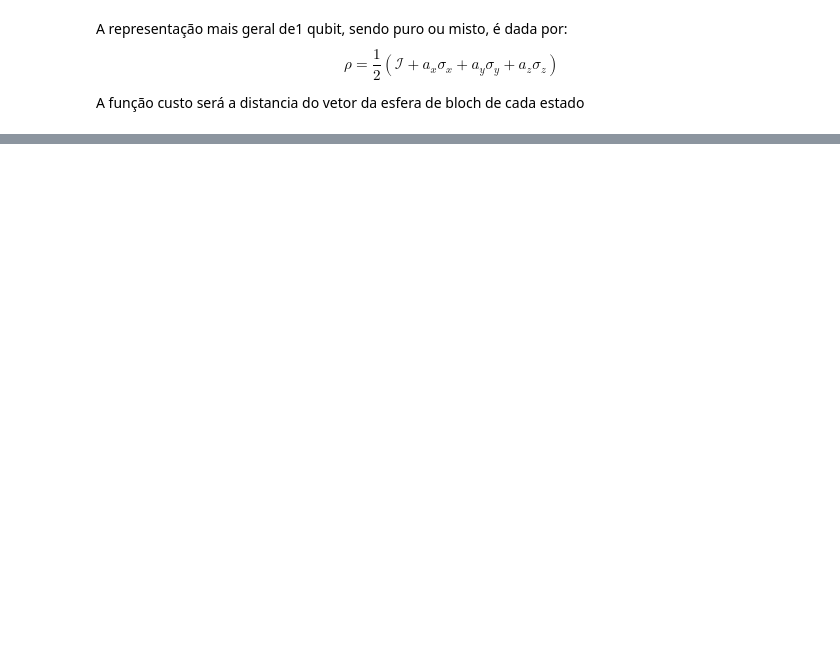
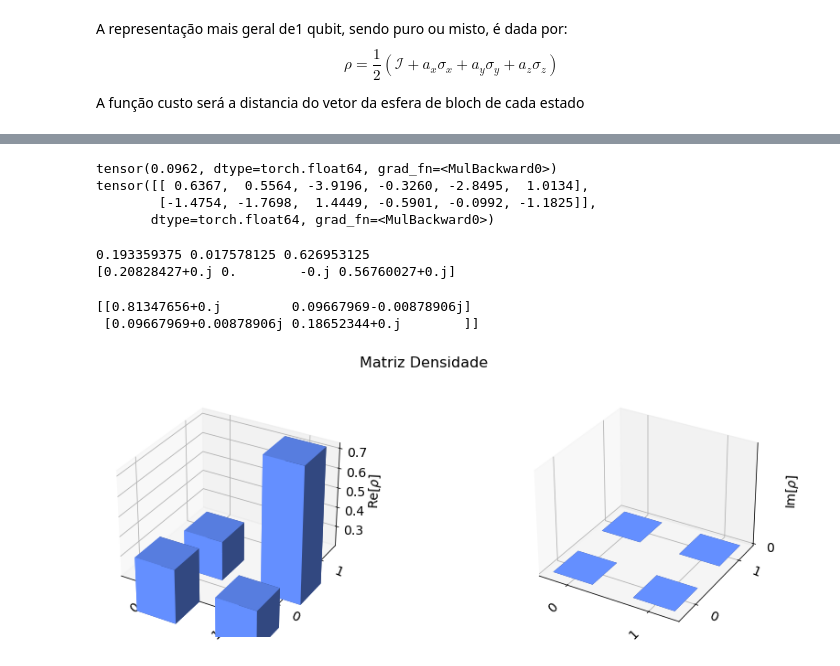
Before and after one commit to SchultzVV/Qiskit, a Jupyter notebook: Conteúdo/prep_estado_misto_1qubit.ipynb, the cells around one changed output, grey strips where cells are left out. Drawn from its saved outputs; the diff is of its cells as text; code cells hidden in the pictures; blank space fills up the shorter version.

```diff
--- a/Conteúdo/prep_estado_misto_1qubit.ipynb
+++ b/Conteúdo/prep_estado_misto_1qubit.ipynb
@@ -62,0 +120,28 @@ def circuit(params, M=None):
+# %%
+print(best_loss)
+print(best_params)
+# %% [output]
+tensor(0.0962, dtype=torch.float64, grad_fn=<MulBackward0>)
+tensor([[ 0.6367,  0.5564, -3.9196, -0.3260, -2.8495,  1.0134],
+        [-1.4754, -1.7698,  1.4449, -0.5901, -0.0992, -1.1825]],
+       dtype=torch.float64, grad_fn=<MulBackward0>)
+# %%
+X_exp = circuit(params, Paulis[0]).item()
+Y_exp = circuit(params, Paulis[1]).item()
+Z_exp = circuit(params, Paulis[2]).item()
+print(X_exp, Y_exp, Z_exp)
+print(target_vector.numpy())
+# %% [output]
+0.193359375 0.017578125 0.626953125
+[0.20828427+0.j 0.        -0.j 0.56760027+0.j]
+# %%
+rho = 0.5*(torch.eye(2) + X_exp*Paulis[0] + Y_exp*Paulis[1] + Z_exp*Paulis[2]).detach().numpy()
+print(rho)
+# %% [output]
+[[0.81347656+0.j         0.09667969-0.00878906j]
+ [0.09667969+0.00878906j 0.18652344+0.j        ]]
+# %%
+from qiskit.visualization import plot_state_city
+plot_state_city(target_mixed, title='Matriz Densidade')
+# %% [output]
+[figure, added]
```
Also changed, not shown: parts of 6 cells of this notebook, 1 other file.
